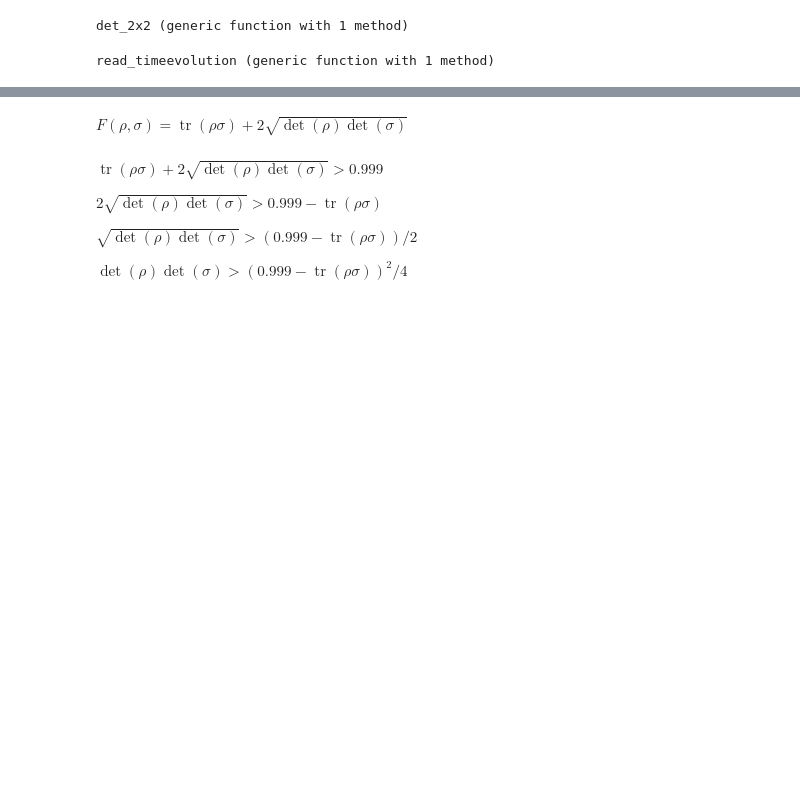
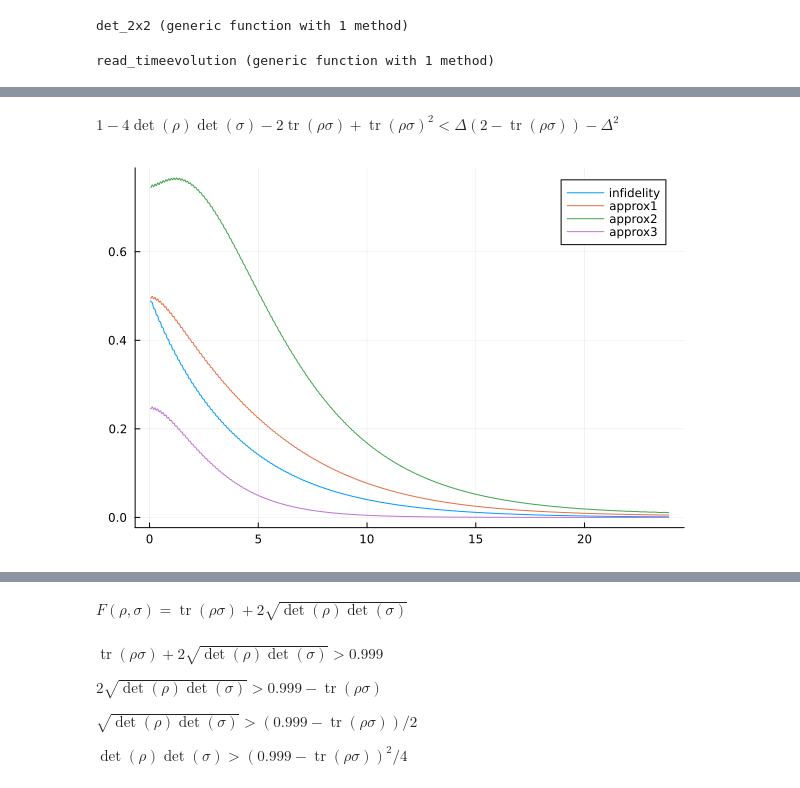
Before and after one commit to zpopovych/OQSID-thesis, a Jupyter notebook: BlackBox/Qubit_Fidelity.ipynb, the cells around one changed output, grey strips where cells are left out. Drawn from its saved outputs; the diff is of its cells as text; code cells hidden in the pictures; blank space fills up the shorter version.

```diff
--- a/BlackBox/Qubit_Fidelity.ipynb
+++ b/BlackBox/Qubit_Fidelity.ipynb
@@ -55,0 +77,5 @@ tʸ, ρʸ = read_timeevolution(file_name, "B4", γ);
+# %%
+T = [real(tr(ρ*σ)) for (ρ, σ) in zip(ρˣ,ρʸ)]
+D = [abs(det(ρ)*det(σ)) for (ρ, σ) in zip(ρˣ,ρʸ)]
+
+a1 = 1 .- T .- 8 .* D;
@@ -55,0 +88,19 @@ tʸ, ρʸ = read_timeevolution(file_name, "B4", γ);
+# %%
+#a2 = 1 .- sqrt.( T .^ 2 .+ 4 .* D .+ 32 .* T .* D);
+a2 = 1 .- T .^ 2 .+ 4 .* D .+ 32 .* T .* D ;
+# %% [markdown]
+$1 - 4\det(\rho) \det(\sigma) - 2\operatorname{tr}(\rho \sigma) + \operatorname{tr}(\rho \sigma)^2 < \Delta(2-\operatorname{tr}(\rho \sigma)) - \Delta^2$
+# %%
+
+a3 = 1 .- 4 .* D .- 2 .* T + T .^ 2
+
+
+#appr1 = [1-real(tr(ρ*σ))+8*abs(det(ρ)*det(σ)) for (ρ, σ) in zip(ρˣ,ρʸ)]
+#appr2 = [1-real(tr(ρ*σ))+8*abs(det(ρ)*det(σ)) for (ρ, σ) in zip(ρˣ,ρʸ)]
+
+plot(tˣ, infid,  label = "infidelity")
+plot!(tˣ, a1,  label = "approx1")
+plot!(tˣ, a2,  label = "approx2")
+plot!(tˣ, a3,  label = "approx3")
+# %% [output]
+[figure, added]
```
Also changed, not shown: parts of 12 cells of this notebook, 8 other files.
